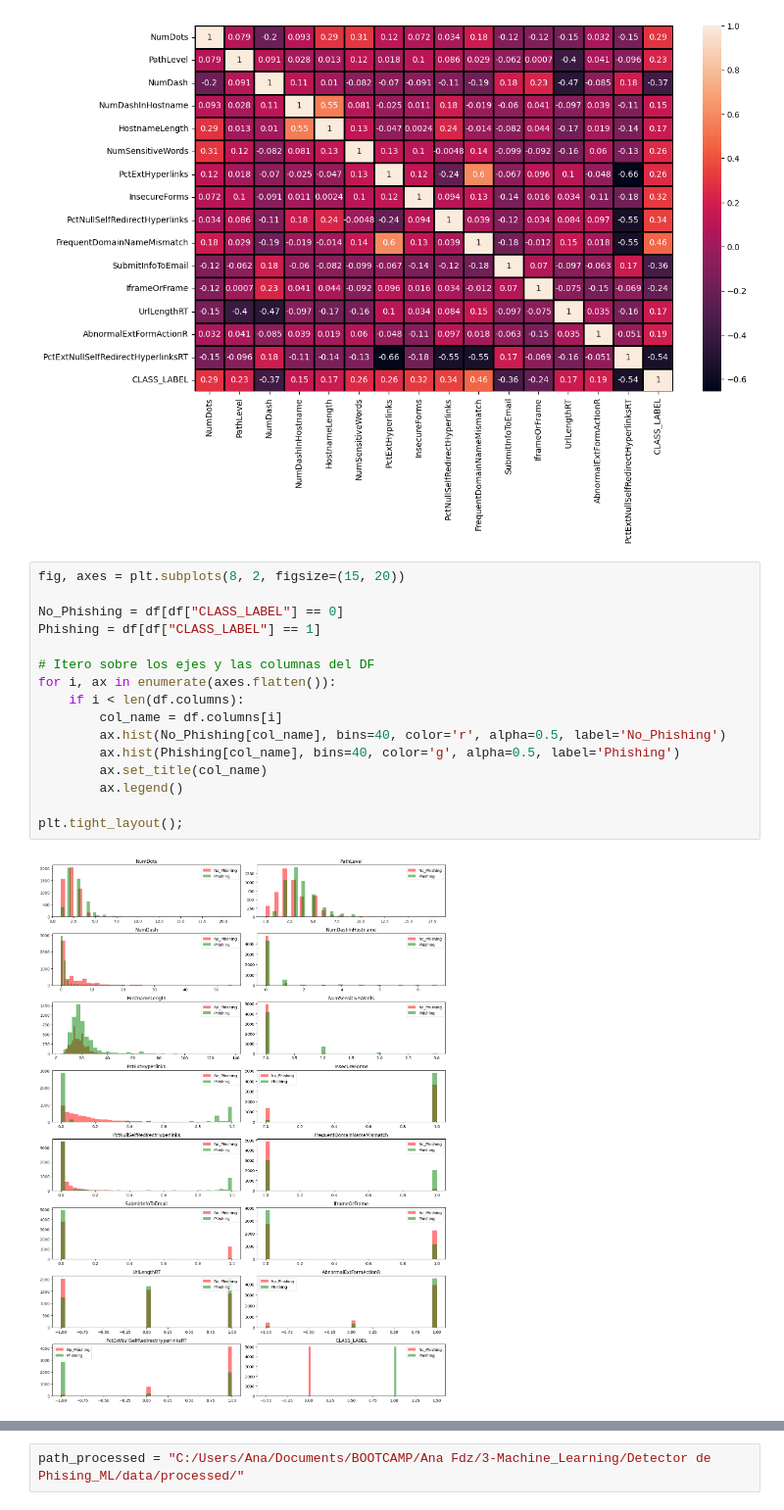
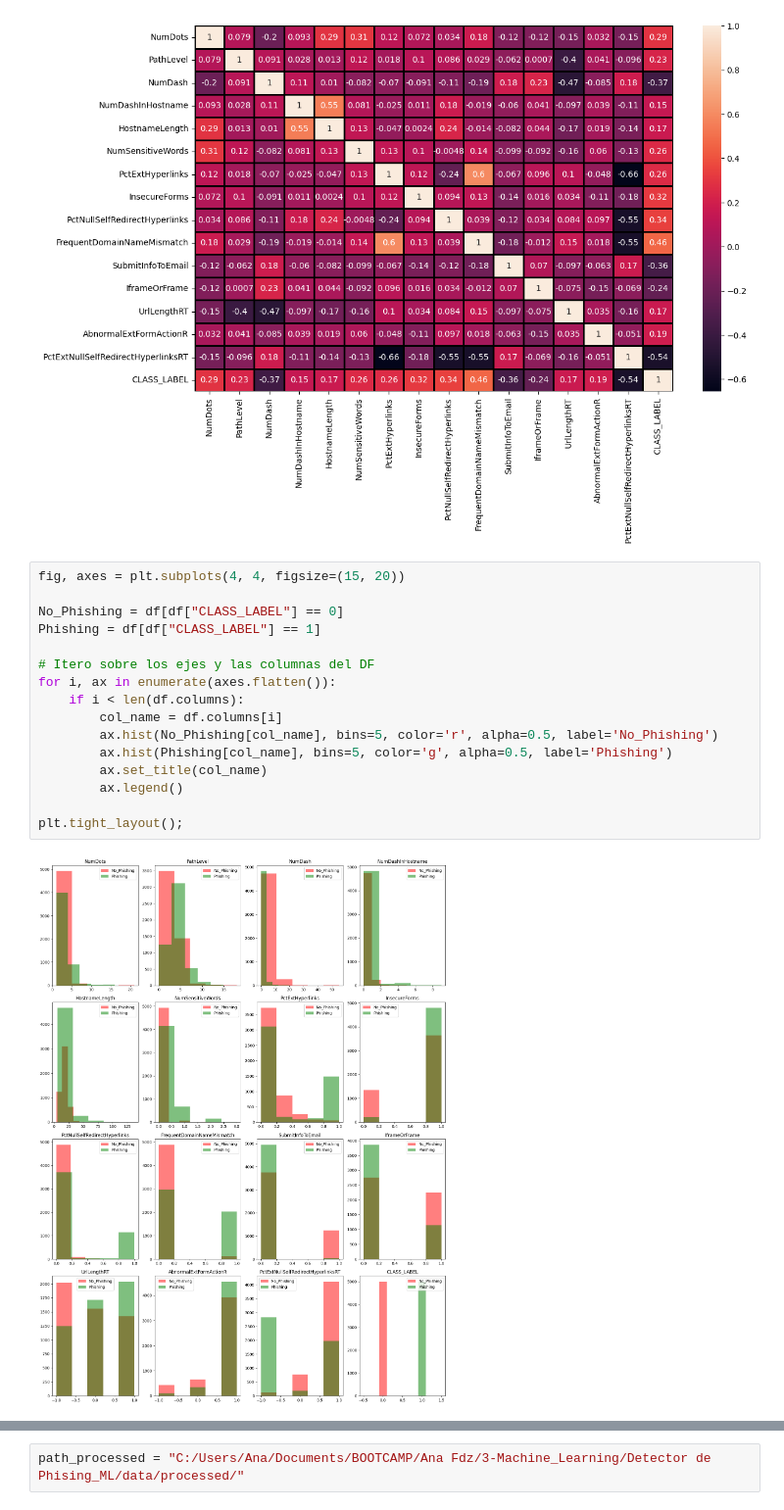
Before and after one commit to AnyCoba/Detecci-n-de-Phishing, a Jupyter notebook: notebooks/02_Limpieza_EDA.ipynb, the cells around one changed output, grey strips where cells are left out. Shown at 98% size. Cells and saved outputs as stored; diff of their text form.

```diff
--- a/notebooks/02_Limpieza_EDA.ipynb
+++ b/notebooks/02_Limpieza_EDA.ipynb
@@ -170,20 +130,20 @@ sns.heatmap(df.corr(), annot=True, linewidths=2, linecolor="black");
 # %% [output]
 [figure]
 # %%
-fig, axes = plt.subplots(8, 2, figsize=(15, 20))
+fig, axes = plt.subplots(4, 4, figsize=(15, 20))
 
 No_Phishing = df[df["CLASS_LABEL"] == 0]
 Phishing = df[df["CLASS_LABEL"] == 1]
 
 # Itero sobre los ejes y las columnas del DF
 for i, ax in enumerate(axes.flatten()):
     if i < len(df.columns):
         col_name = df.columns[i]
-        ax.hist(No_Phishing[col_name], bins=40, color='r', alpha=0.5, label='No_Phishing')
-        ax.hist(Phishing[col_name], bins=40, color='g', alpha=0.5, label='Phishing')
+        ax.hist(No_Phishing[col_name], bins=5, color='r', alpha=0.5, label='No_Phishing')
+        ax.hist(Phishing[col_name], bins=5, color='g', alpha=0.5, label='Phishing')
         ax.set_title(col_name)
         ax.legend()
 
 plt.tight_layout();
 # %% [output]
-[figure, old version]
+[figure, new version]
```
Also changed, not shown: parts of 9 cells of this notebook, 4 other files.
